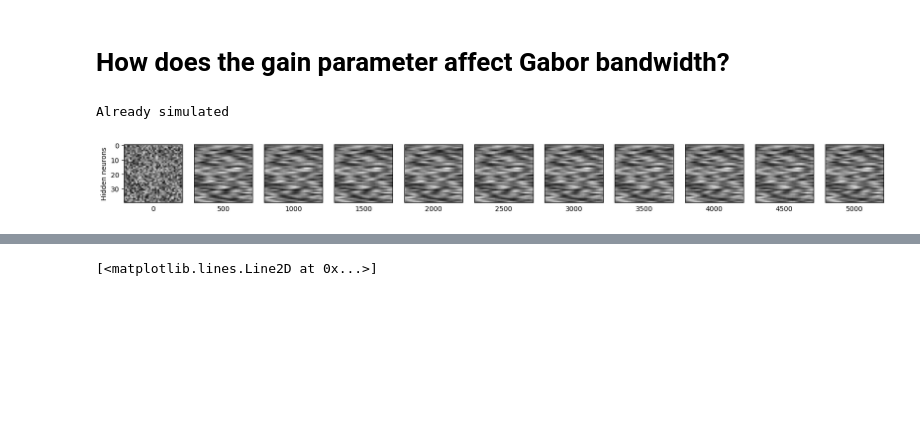
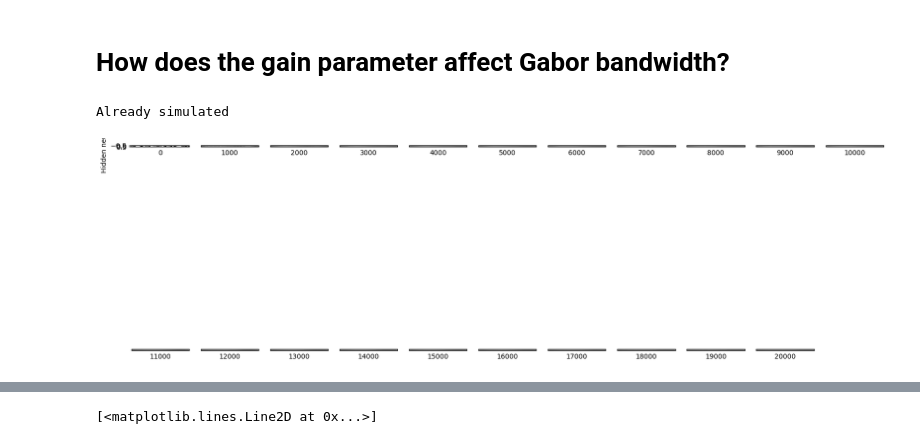
Before and after one commit to leonlufkin/Localization, a Jupyter notebook: notebooks/gain_sweep.ipynb, the cells around one changed output, grey strips where cells are left out. Cells and saved outputs as stored; diff of their text form; code cells hidden in the pictures; blank space fills up the shorter version.

Commit message:
gain analysis on cluster

```diff
--- a/notebooks/gain_sweep.ipynb
+++ b/notebooks/gain_sweep.ipynb
@@ -25,6 +25,16 @@ def simulate_or_load(**kwargs):
         weights_, metrics_ = simulate(**kwargs)
     return weights_, metrics_
 
+def load(**kwargs):
+    path_key = make_key(**kwargs)
+    if path_key + '.npz' in os.listdir('../localization/results/weights'):
+        # print('Already simulated')
+        data = np.load('../localization/results/weights/' + path_key + '.npz', allow_pickle=True)
+        weights_, metrics_ = data['weights'], data['metrics']
+        return weights_, metrics_
+    else:
+        raise ValueError('No such file')
+
 def build_gaussian_covariance(L, xi):
     C = np.abs(jnp.tile(jnp.arange(L)[:, jnp.newaxis], (1, L)) - jnp.tile(jnp.arange(L), (L, 1)))
     C = jnp.minimum(C, L - C)
@@ -41,7 +51,7 @@ config_ = dict(
     class_proportion=0.5,
     # model config
     model_cls=models.SimpleNet,
-    num_hiddens=40,
+    num_hiddens=1,
     # num_hiddens=100,
     activation='relu',
     use_bias=False,
@@ -49,11 +59,12 @@ config_ = dict(
     init_fn=models.xavier_normal_init,
     init_scale=1.,
     # learning config
-    num_epochs=5000,
-    # num_epochs=20000,
-    evaluation_interval=100,
+    # num_epochs=5000,
+    num_epochs=20000,
+    evaluation_interval=20,
     optimizer_fn=optax.sgd,
-    learning_rate=5.,
+    # learning_rate=5.,
+    learning_rate=0.01,
     # experiment config
     seed=0,
     save_=True,
@@ -80,17 +91,17 @@ def fit(weights):
 
     return p, var
 # %%
-GAIN_SWEEP = np.linspace(0.01, 3, 21)
+GAIN_SWEEP = np.logspace(-2, 1, 1000)
 # GAIN_SWEEP = np.linspace(0.01, 10, 100)
 # %%
 # high gain
 config = config_.copy()
 config.update(dict(
     gain = GAIN_SWEEP[0] # 10
 ))
 
 weights, metrics = simulate_or_load(**config)
-fig, axs = plot_receptive_fields(weights[::5], num_cols=11, evaluation_interval=5*100, figsize=(20, 10), reordering_fn=entropy_sort, ind=-1)
+fig, axs = plot_receptive_fields(weights[::50], num_cols=11, evaluation_interval=50*20, figsize=(20, 10), reordering_fn=entropy_sort, ind=-1)
 # %% [output]
 Already simulated
-[figure, old version]
+[figure, new version]
```
Also changed, not shown: parts of 10 cells of this notebook, 1 other file.
